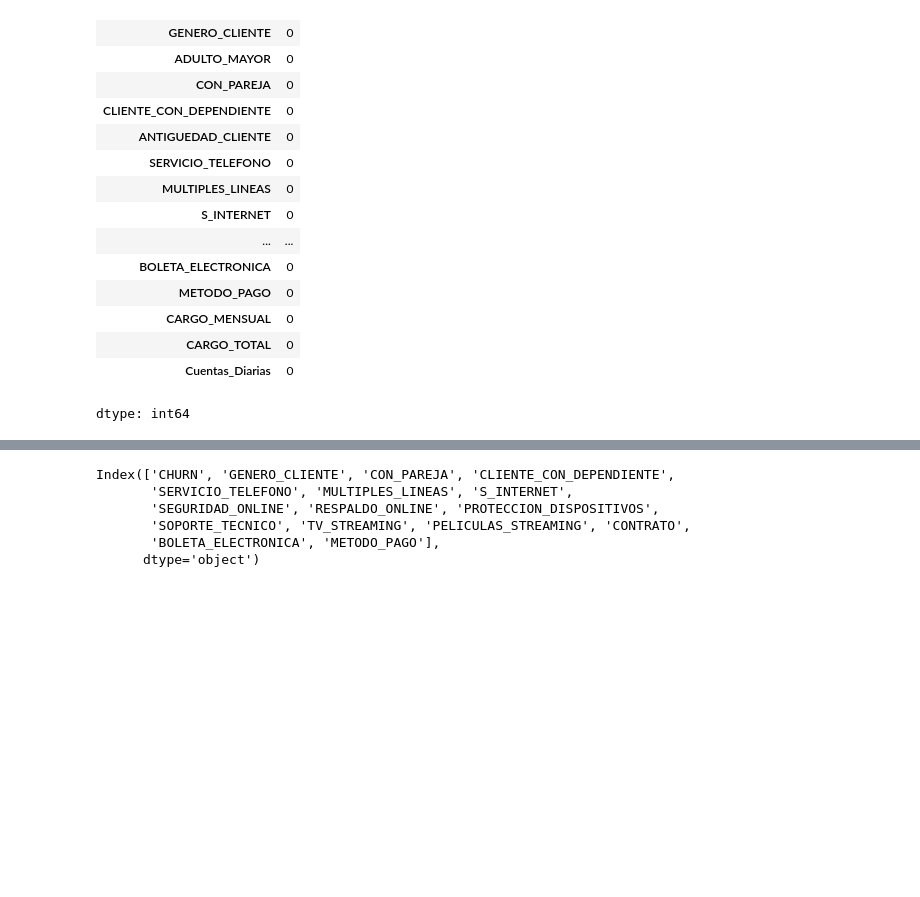
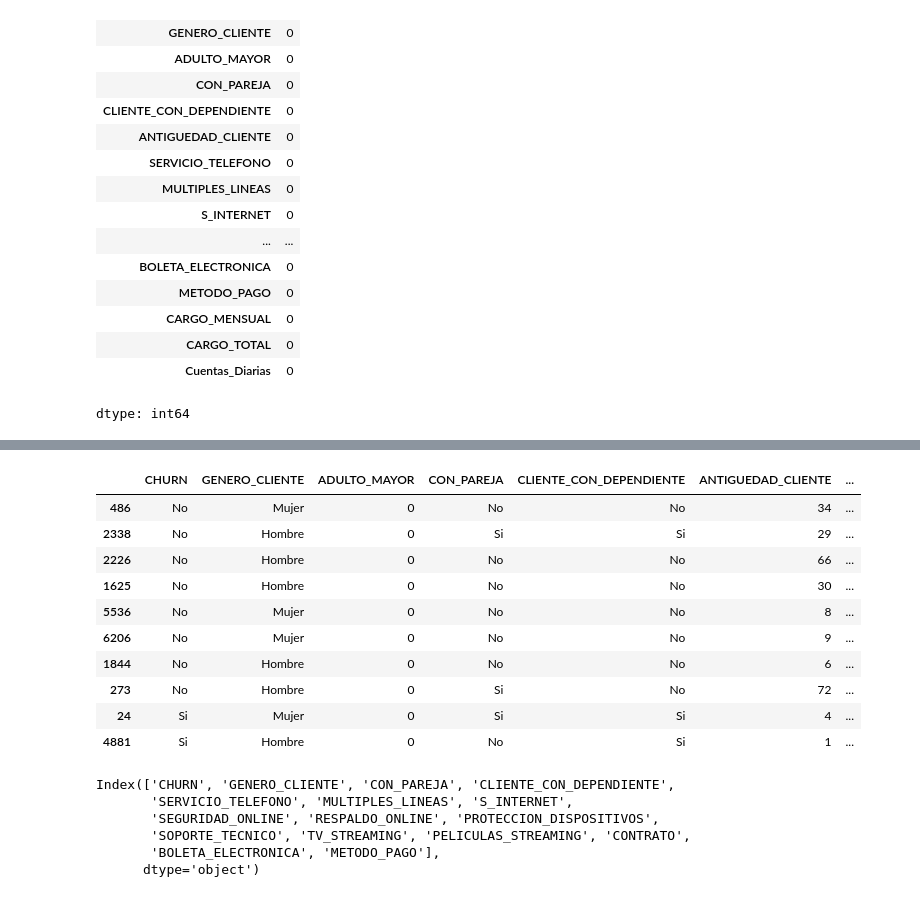
Before and after one commit to raohxxx/Telecom-2-challenge, a Jupyter notebook: telecomX2.ipynb, the cells around one changed output, grey strips where cells are left out. Saved outputs shown, nothing was run; the diff lists cells and outputs as text; code cells hidden in the pictures; blank space fills up the shorter version.

```diff
--- a/telecomX2.ipynb
+++ b/telecomX2.ipynb
@@ -86,3 +86,22 @@ df
+# %%
+columnas_a_corregir=['SEGURIDAD_ONLINE',	'RESPALDO_ONLINE',	'PROTECCION_DISPOSITIVOS',	'SOPORTE_TECNICO',	'TV_STREAMING',	'PELICULAS_STREAMING'	]
+
+df_clean = df.copy()
+for col in columnas_a_corregir:
+    df_clean[col] = df_clean[col].replace('No internet service', 'No')
+df_clean.sample(10)
+# %% [output]
+|  | CHURN | GENERO_CLIENTE | ADULTO_MAYOR | CON_PAREJA | CLIENTE_CON_DEPENDIENTE | ANTIGUEDAD_CLIENTE | ... |
+| 486 | No | Mujer | 0 | No | No | 34 | ... |
+| 2338 | No | Hombre | 0 | Si | Si | 29 | ... |
+| 2226 | No | Hombre | 0 | No | No | 66 | ... |
+| 1625 | No | Hombre | 0 | No | No | 30 | ... |
+| 5536 | No | Mujer | 0 | No | No | 8 | ... |
+| 6206 | No | Mujer | 0 | No | No | 9 | ... |
+| 1844 | No | Hombre | 0 | No | No | 6 | ... |
+| 273 | No | Hombre | 0 | Si | No | 72 | ... |
+| 24 | Si | Mujer | 0 | Si | Si | 4 | ... |
+| 4881 | Si | Hombre | 0 | No | Si | 1 | ... |
 # %%
 columnas_categoricas=df.select_dtypes(include='object').columns
 columnas_categoricas
```
Also changed, not shown: parts of 8 cells of this notebook.
